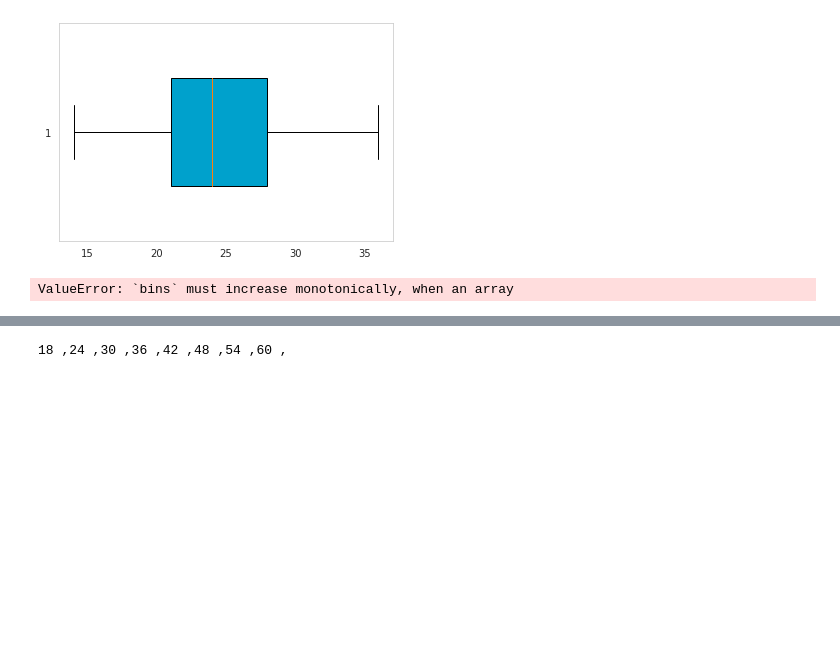
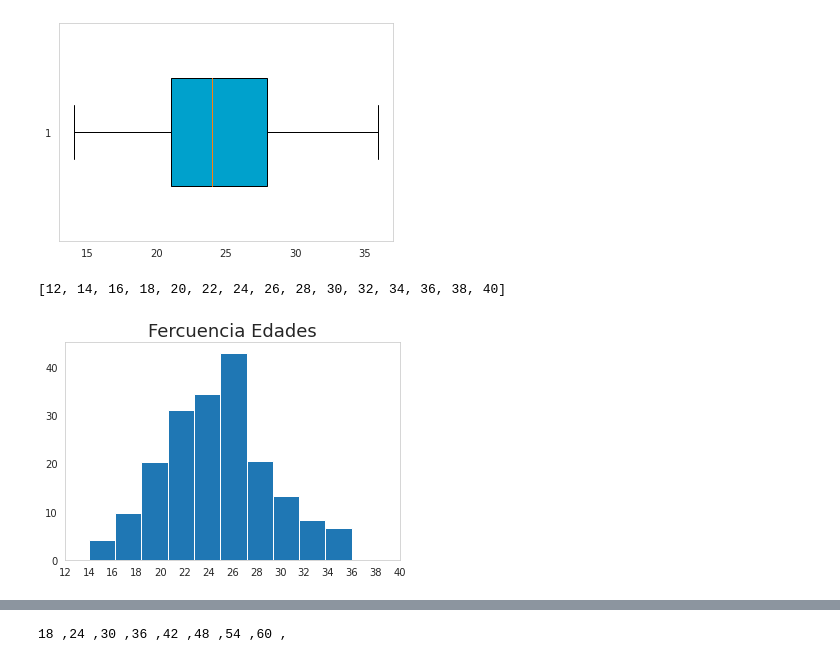
Before and after one commit to stbs22/scripts, a Jupyter notebook: Python/plot.ipynb, the cells around one changed output, grey strips where cells are left out. Drawn from its saved outputs; the diff is of its cells as text; code cells hidden in the pictures; blank space fills up the shorter version.

```diff
--- a/Python/plot.ipynb
+++ b/Python/plot.ipynb
@@ -60,20 +69,22 @@ plt.show()
 # %%
 def lblFormat(n, pos):
     if (n==0):
         return str(int(n*10))
     elif (n!=0):
-        return str((int(n / 1e3)))+"x10^3"
+        return str((int(n / 1e3)))
 
 plt.xlim(min(edad),max(edad))
 plt.gca().yaxis.set_major_formatter(lblFormat)
 
 f = plt.figure(1)
-plt.hist(edad,bins=bins)
+plt.hist(edad)
 plt.xticks(bins)
 plt.title("Fercuencia Edades", fontsize = 18)
 plt.grid(alpha=0.5)
+bins
 # %% [output]
-ValueError: `bins` must increase monotonically, when an array
+[12, 14, 16, 18, 20, 22, 24, 26, 28, 30, 32, 34, 36, 38, 40]
+[figure, added]
 # %%
 import pandas as pd
 import matplotlib.pyplot as plt
```
Also changed, not shown: parts of 9 cells of this notebook, 1 other file.
